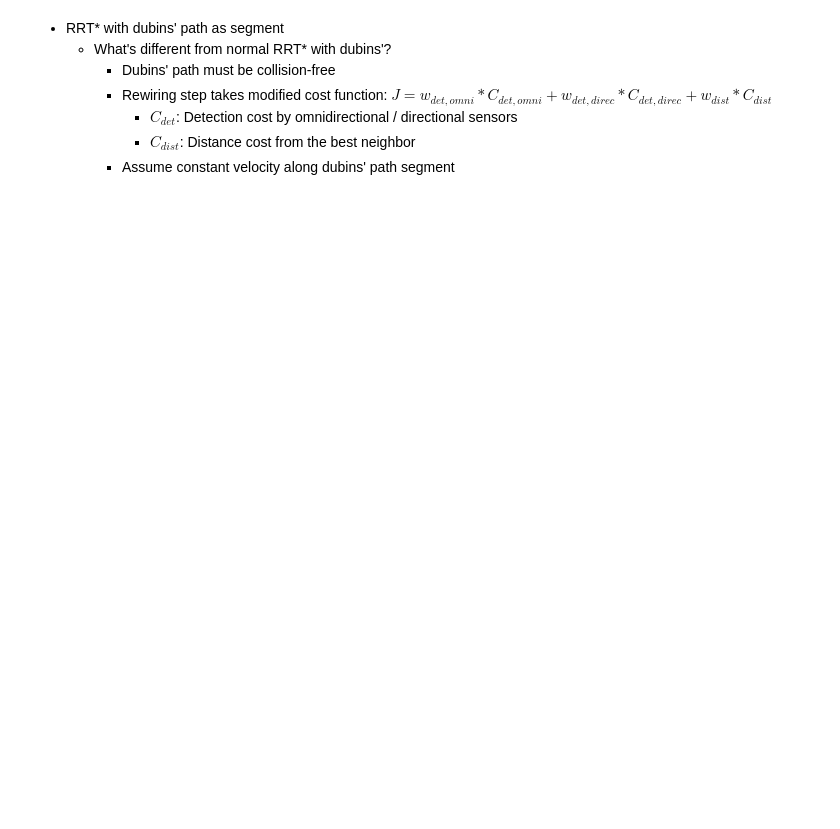
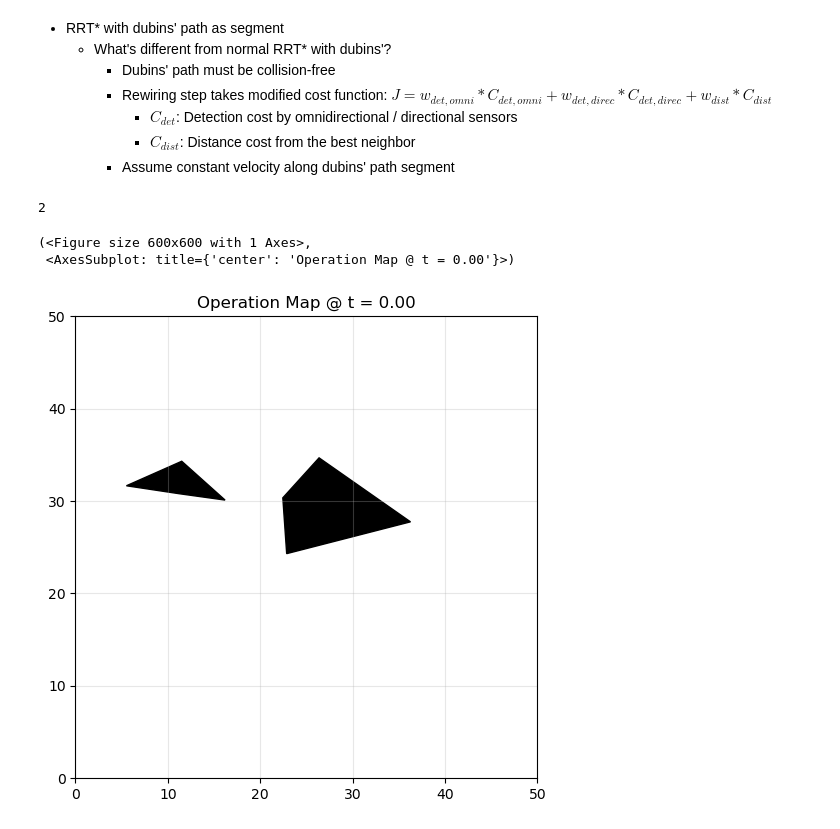
Before and after one commit to jeffersonkim97/Defender_Strategy, a Jupyter notebook: Hybrid_Model/dubins_rrtstar.ipynb, the cells around one changed output. Saved outputs shown, nothing was run; the diff lists cells and outputs as text; code cells hidden in the pictures; blank space fills up the shorter version.

```diff
--- a/Hybrid_Model/dubins_rrtstar.ipynb
+++ b/Hybrid_Model/dubins_rrtstar.ipynb
@@ -10,3 +29,48 @@ import random as rn
       - $C_{det}$: Detection cost by omnidirectional / directional sensors
       - $C_{dist}$: Distance cost from the best neighbor
     - Assume constant velocity along dubins' path segment
+# %%
+map_size = (50, 50)
+num_buildings = 3
+num_direc_sensor = 0
+num_omni_sensor = 0
+num_sensors = num_direc_sensor + num_omni_sensor
+fov_half_rad = np.deg2rad(15)
+max_range = 20
+panspeed_range = (np.deg2rad(-10), np.deg2rad(10))
+cam_period = 200
+cam_increment = 0.2
+# rng_seed = rn.randint(1, 1000)
+rng_seed = 2
+# rng_seed = 2
+print(rng_seed)
+# %% [output]
+2
+# %%
+# Generate map
+map_in, cam_dict = generate_map(
+    map_size= map_size,
+    num_buildings= num_buildings,
+    num_directional_sensors= num_direc_sensor,
+    num_omni_sensors= num_omni_sensor,
+    fov_half_rad= fov_half_rad,
+    max_range= max_range,
+    fov_half_rad_omni= fov_half_rad,
+    max_range_omni= max_range/2,
+    panspeed_range= panspeed_range,
+    cam_period= cam_period,
+    cam_increment= cam_increment,
+    rng_seed= rng_seed,
+    balanced_sensors= False,
+    param_lambda= [0.5, 0.5],
+    param_beta= [0.4, 0.25]
+)
+
+# Parse map_in dictionary
+map_size = map_in['st']['size']
+
+visualize_map_at_time(map_in, cam_dict, t=0, sensor_alpha=0.5)
+# %% [output]
+(<Figure size 600x600 with 1 Axes>,
+ <AxesSubplot: title={'center': 'Operation Map @ t = 0.00'}>)
+[figure, added]
```
Also changed, not shown: parts of 14 cells of this notebook, 4 other files.
